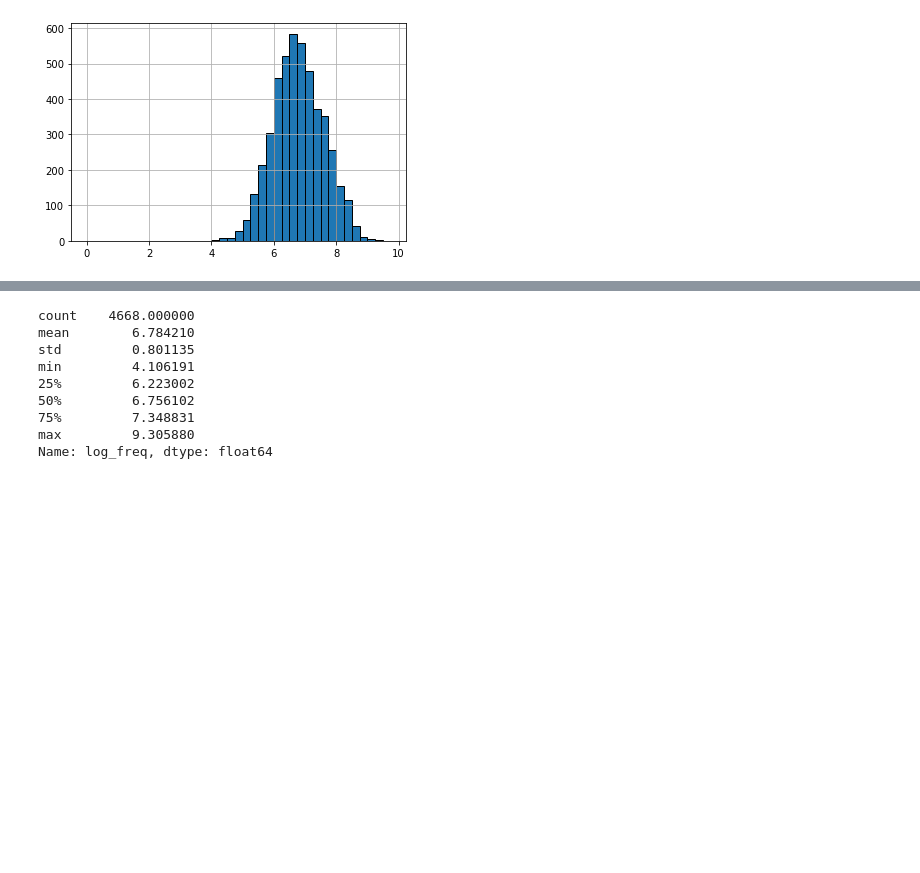
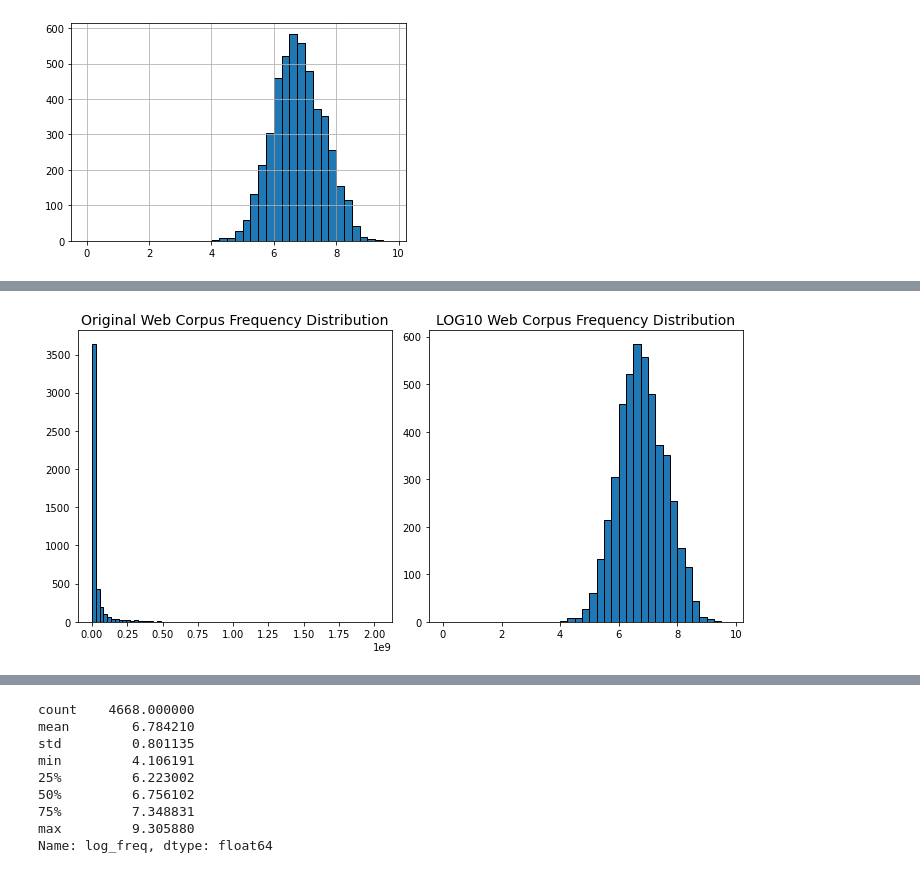
Before and after one commit to michelepapucci/data-mining-project, a Jupyter notebook: data_understanding.ipynb, the cells around one changed output, grey strips where cells are left out. Drawn from its saved outputs; the diff is of its cells as text; code cells hidden in the pictures; blank space fills up the shorter version.

```diff
--- a/data_understanding.ipynb
+++ b/data_understanding.ipynb
@@ -83,0 +107,9 @@ plt.show()
+# %%
+fig, axs = plt.subplots(1,2, figsize=(10,5))
+axs[0].hist(df['web_corpus_freq'], bins=75, edgecolor='k')
+axs[0].set_title('Original Web Corpus Frequency Distribution', fontsize=14)
+axs[1].hist(df['log_freq'], bins=np.arange(0,10,0.25), edgecolor='k')
+axs[1].set_title('LOG10 Web Corpus Frequency Distribution', fontsize=14)
+fig.tight_layout()
+# %% [output]
+[figure, added]
```
Also changed, not shown: parts of 19 cells of this notebook, 2 other files.
